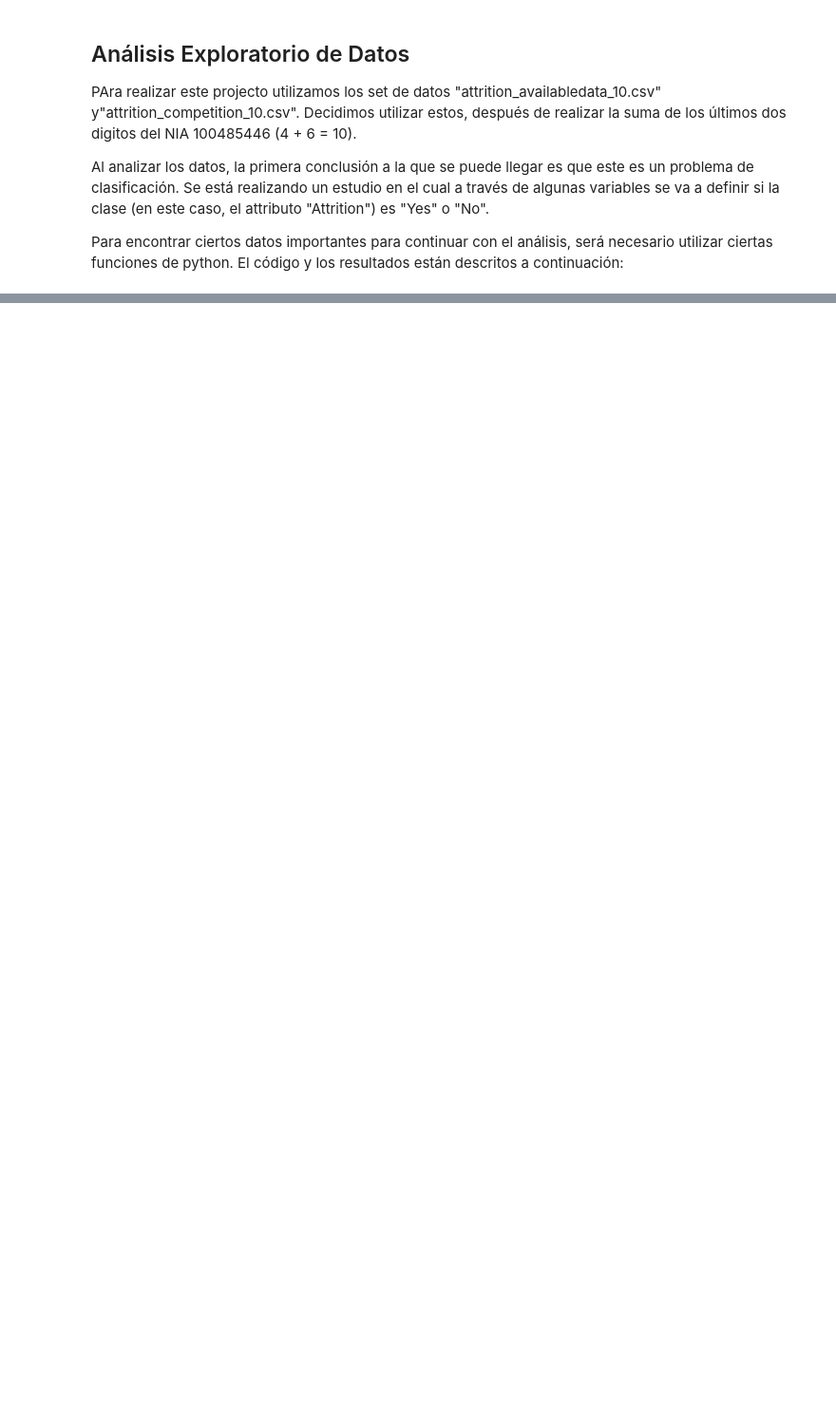
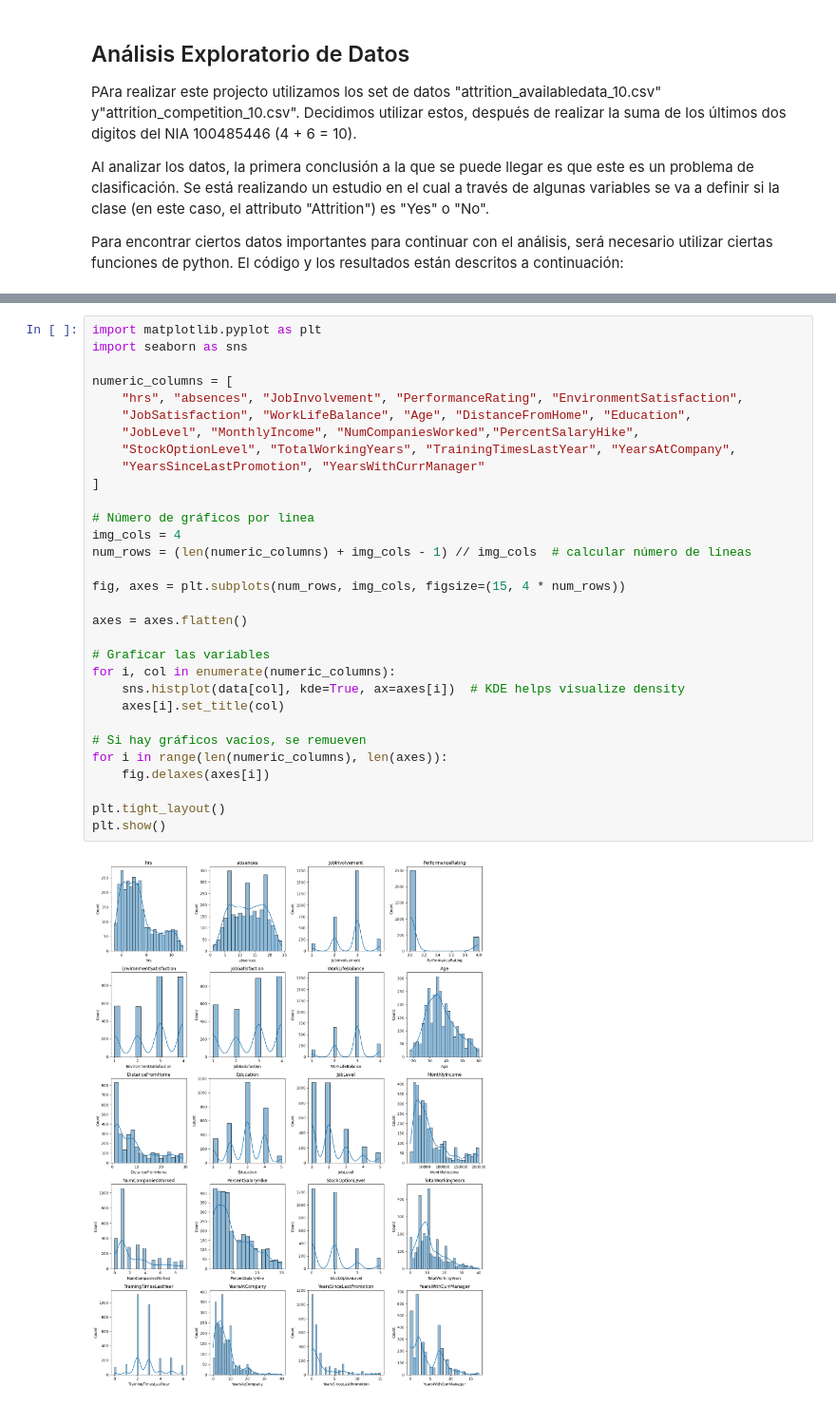
Before and after one commit to 100485446-UC3M/Primera_Practica_Machine_Learning_Grupo16, a Jupyter notebook: Predicciones.ipynb, the cells around one changed output, grey strips where cells are left out. Shown at 95% size. Drawn from its saved outputs; the diff is of its cells as text; blank space fills up the shorter version.

```diff
--- a/Predicciones.ipynb
+++ b/Predicciones.ipynb
@@ -125,0 +183,33 @@ Cómo ya se describió antes, este es un problema de **clasificación**, para  f
+# %%
+import matplotlib.pyplot as plt
+import seaborn as sns
+
+numeric_columns = [
+    "hrs", "absences", "JobInvolvement", "PerformanceRating", "EnvironmentSatisfaction",
+    "JobSatisfaction", "WorkLifeBalance", "Age", "DistanceFromHome", "Education",
+    "JobLevel", "MonthlyIncome", "NumCompaniesWorked","PercentSalaryHike",
+    "StockOptionLevel", "TotalWorkingYears", "TrainingTimesLastYear", "YearsAtCompany",
+    "YearsSinceLastPromotion", "YearsWithCurrManager"
+]
+
+# Número de gráficos por linea
+img_cols = 4
+num_rows = (len(numeric_columns) + img_cols - 1) // img_cols  # calcular número de líneas
+
+fig, axes = plt.subplots(num_rows, img_cols, figsize=(15, 4 * num_rows))
+
+axes = axes.flatten()
+
+# Graficar las variables
+for i, col in enumerate(numeric_columns):
+    sns.histplot(data[col], kde=True, ax=axes[i])  # KDE helps visualize density
+    axes[i].set_title(col)
+
+# Si hay gráficos vacíos, se remueven
+for i in range(len(numeric_columns), len(axes)):
+    fig.delaxes(axes[i])
+
+plt.tight_layout()
+plt.show()
+# %% [output]
+[figure, added]
```
Also changed, not shown: parts of 17 cells of this notebook.
